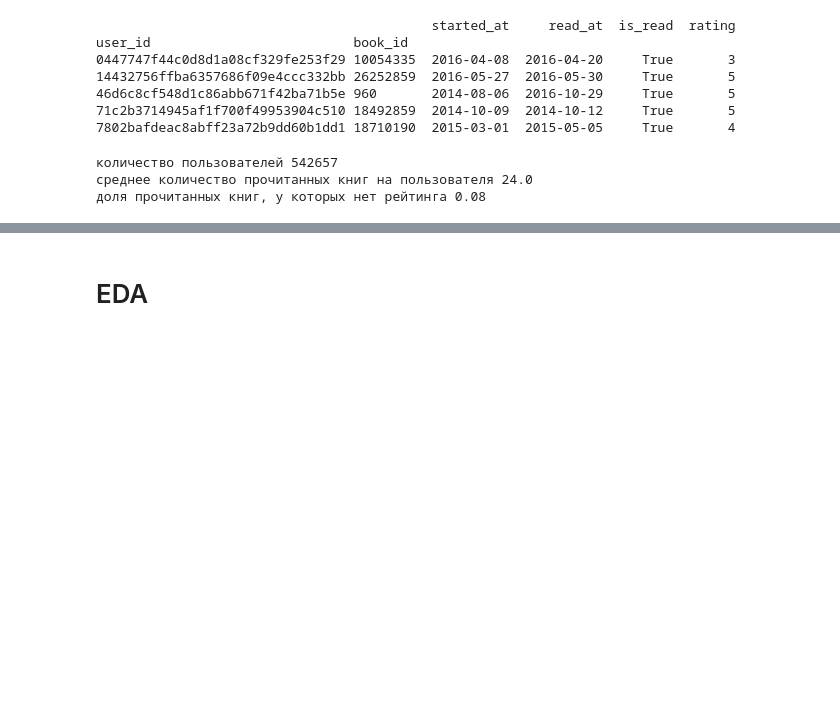
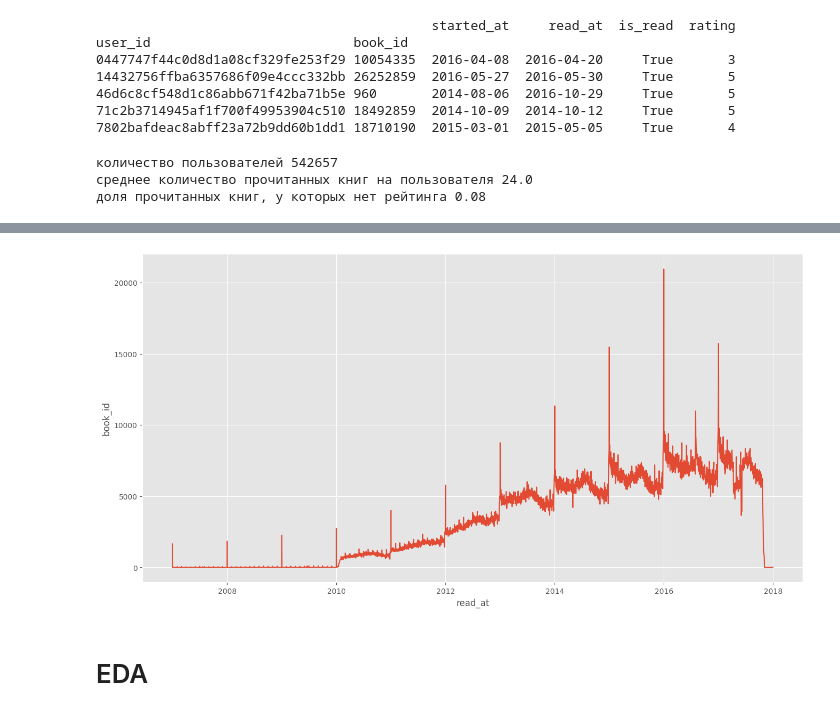
Before and after one commit to Alexdemenev/mle-recsys-start, a Jupyter notebook: preprocessing.ipynb, the cells around one changed output, grey strips where cells are left out. Drawn from its saved outputs; the diff is of its cells as text; code cells hidden in the pictures; blank space fills up the shorter version.

```diff
--- a/preprocessing.ipynb
+++ b/preprocessing.ipynb
@@ -137,3 +156,16 @@ Name: proportion, dtype: float64
+# %%
+import seaborn as sns
+import matplotlib.pyplot as plt
+plt.style.use('ggplot')
+# %%
+f, axes = plt.subplots(figsize=(16,8))
+
+data_agg = interactions.groupby('read_at', as_index=False).agg({'book_id': 'count'}).sort_values('read_at', ascending=True)
+
+sns.lineplot(x='read_at', y='book_id', data=data_agg)
+plt.show()
+# %% [output]
+[figure, added]
 # %% [markdown]
 # EDA
 # %% [markdown]
```
Also changed, not shown: parts of 2 cells of this notebook.
